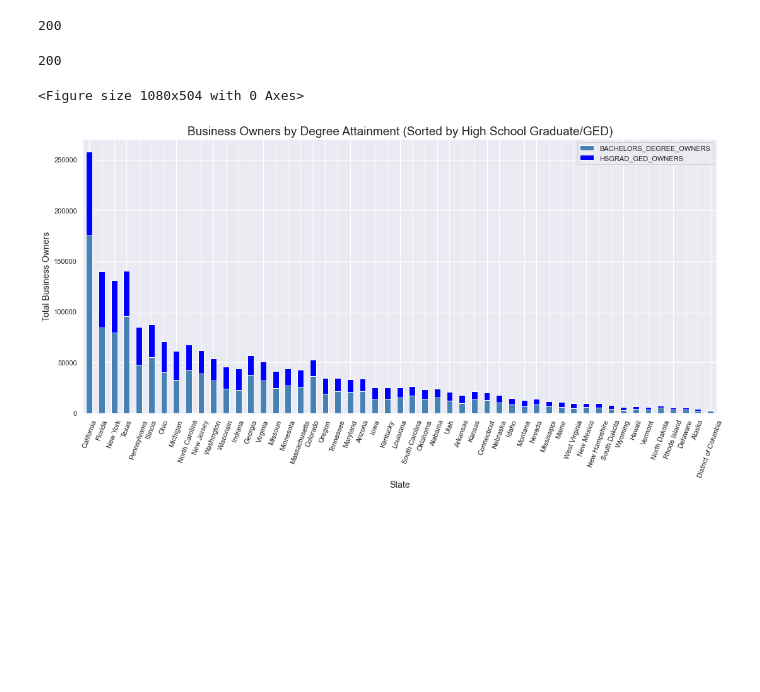
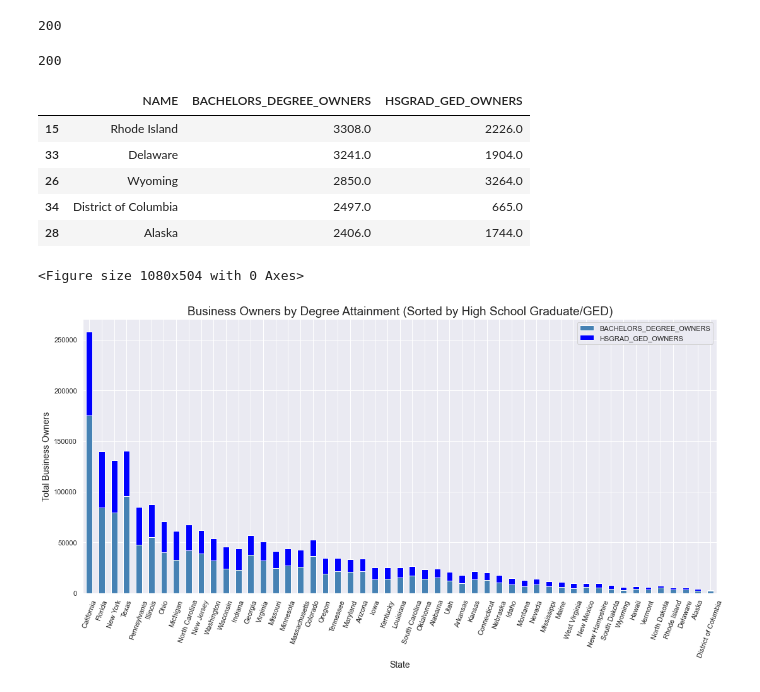
Before and after one commit to Jakob-T13/module-8-assessment, a Jupyter notebook: M08-Assessment-Alysia-ETL-CBO-API.ipynb, the cells around one changed output. Cells and saved outputs as stored; diff of their text form; code cells hidden in the pictures; blank space fills up the shorter version.

```diff
--- a/M08-Assessment-Alysia-ETL-CBO-API.ipynb
+++ b/M08-Assessment-Alysia-ETL-CBO-API.ipynb
@@ -290,6 +291,30 @@ cbo_compare_edu_simp = cbo_compare_edu[['NAME','BACHELORS_DEGREE_OWNERS','HSGRAD
 cbo_compare_edu_simp_hs_sort = cbo_compare_edu_simp.sort_values(by='HSGRAD_GED_OWNERS',ascending=False)
 # sort values based on high Bach degrees for plot
 cbo_compare_edu_simp_bach_sort = cbo_compare_edu_simp.sort_values(by='BACHELORS_DEGREE_OWNERS',ascending=False)
+# %%
+# top 5 based on high HS grads for plot
+cbo_compare_edu_simp_hs_top5 = cbo_compare_edu_simp_hs_sort.head(5)
+# low 5 based on high HS grads for plot
+cbo_compare_edu_simp_hs_low5 = cbo_compare_edu_simp_hs_sort.tail(5)
+# top 5 based on high Bach degrees for plot
+cbo_compare_edu_simp_bach_top5 = cbo_compare_edu_simp_bach_sort.head(5)
+# low 5 based on high Bach degrees for plot
+cbo_compare_edu_simp_bach_low5 = cbo_compare_edu_simp_bach_sort.tail(5)
+# %%
+# cbo_compare_edu_simp_hs_top5
+
+# cbo_compare_edu_simp_hs_low5
+
+# cbo_compare_edu_simp_bach_top5
+
+cbo_compare_edu_simp_bach_low5
+# %% [output]
+|  | NAME | BACHELORS_DEGREE_OWNERS | HSGRAD_GED_OWNERS |
+| 15 | Rhode Island | 3308.0 | 2226.0 |
+| 33 | Delaware | 3241.0 | 1904.0 |
+| 26 | Wyoming | 2850.0 | 3264.0 |
+| 34 | District of Columbia | 2497.0 | 665.0 |
+| 28 | Alaska | 2406.0 | 1744.0 |
 # %%
 #Business Owners by Degree Attainment (Sorted by High School Graduate/GED) visualization
 sns.set_theme(style="darkgrid", palette="deep")
```
Also changed, not shown: parts of 4 cells of this notebook.
